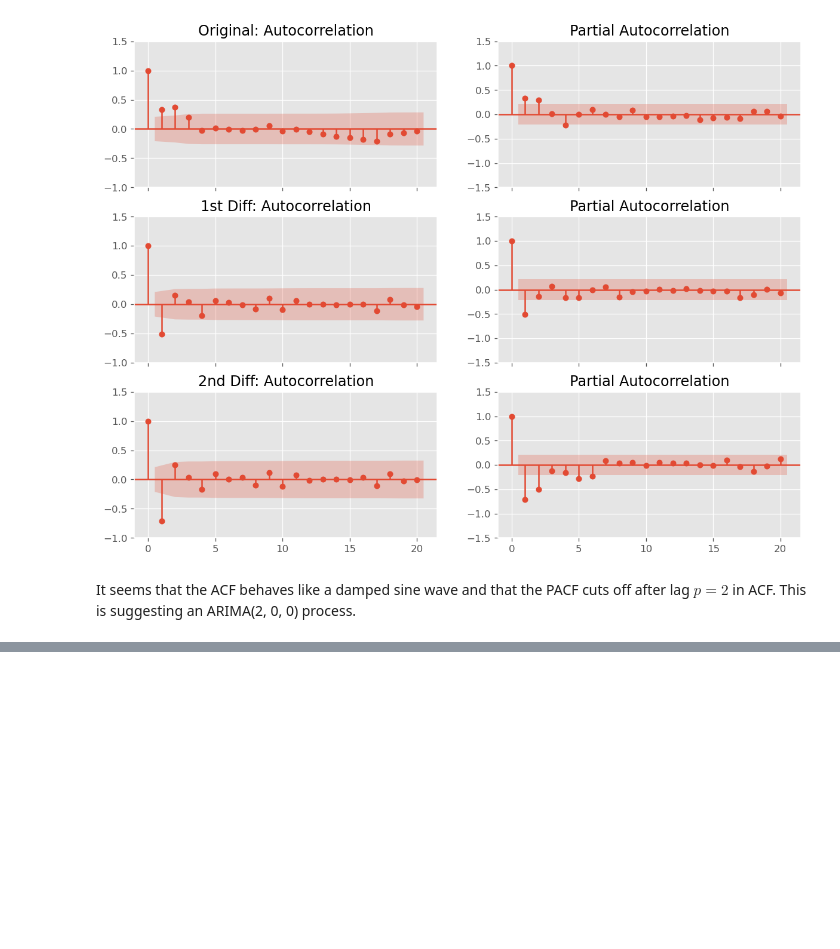
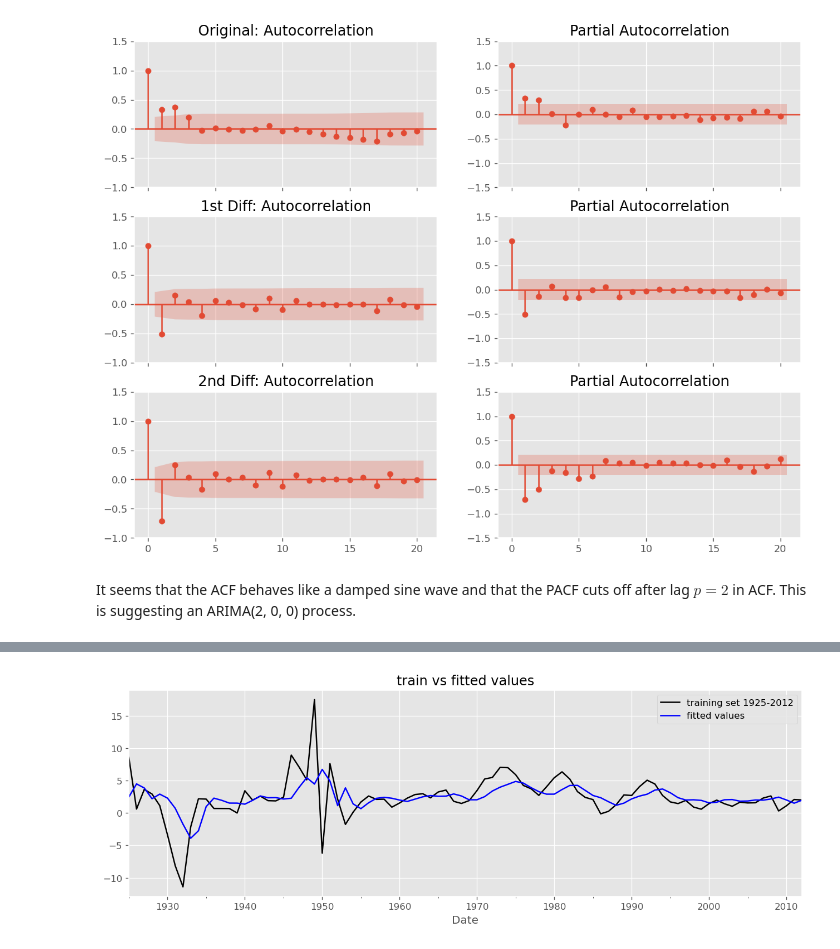
Before and after one commit to qfe-bonn/Quant-Team, a Jupyter notebook: 2025-Summer/ARIMA_Inflation_Forecast/ARIMA_Inflation_Forecast.ipynb, the cells around one changed output, grey strips where cells are left out. Cells and saved outputs as stored; diff of their text form; code cells hidden in the pictures; blank space fills up the shorter version.

```diff
--- a/2025-Summer/ARIMA_Inflation_Forecast/ARIMA_Inflation_Forecast.ipynb
+++ b/2025-Summer/ARIMA_Inflation_Forecast/ARIMA_Inflation_Forecast.ipynb
@@ -346,0 +324,10 @@ Warnings:
+# %%
+plt.figure(figsize=(13, 4))
+plt.title("train vs fitted values")
+df_train["infl"].plot(color="black", label="training set 1925-2012")
+plt.plot(model_arima_2_fit.fittedvalues, color="blue", label="fitted values")
+
+plt.legend()
+plt.show()
+# %% [output]
+[figure, added]
```
Also changed, not shown: parts of 9 cells of this notebook, 1 other file.
